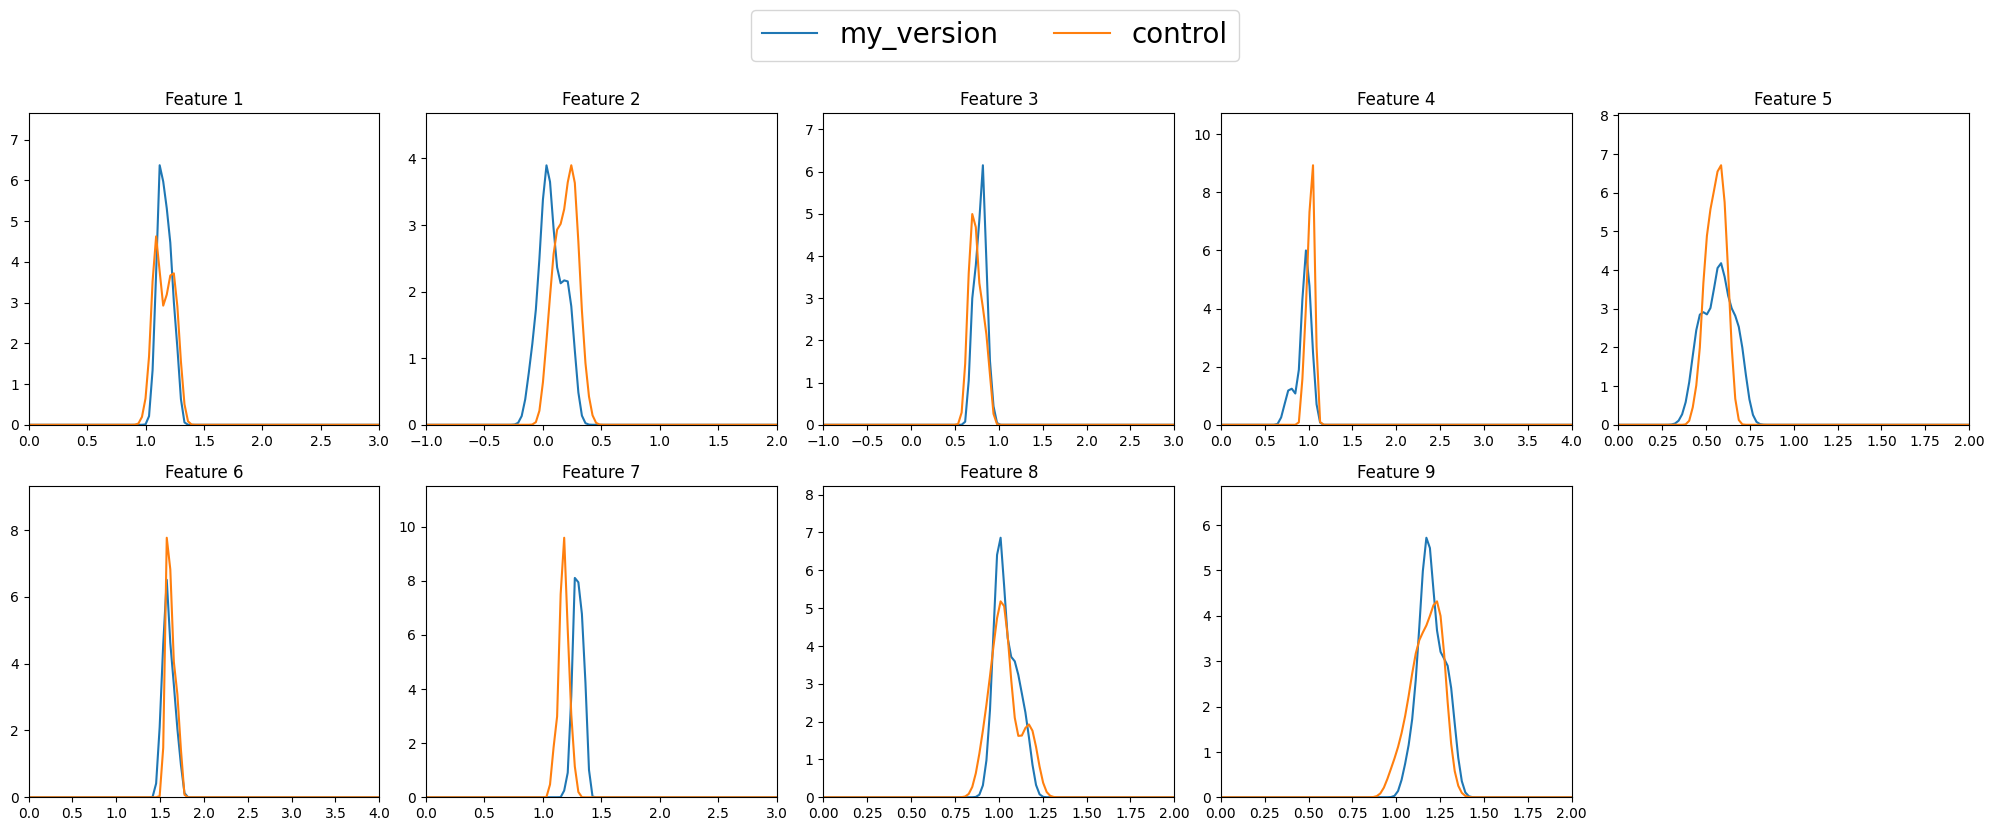
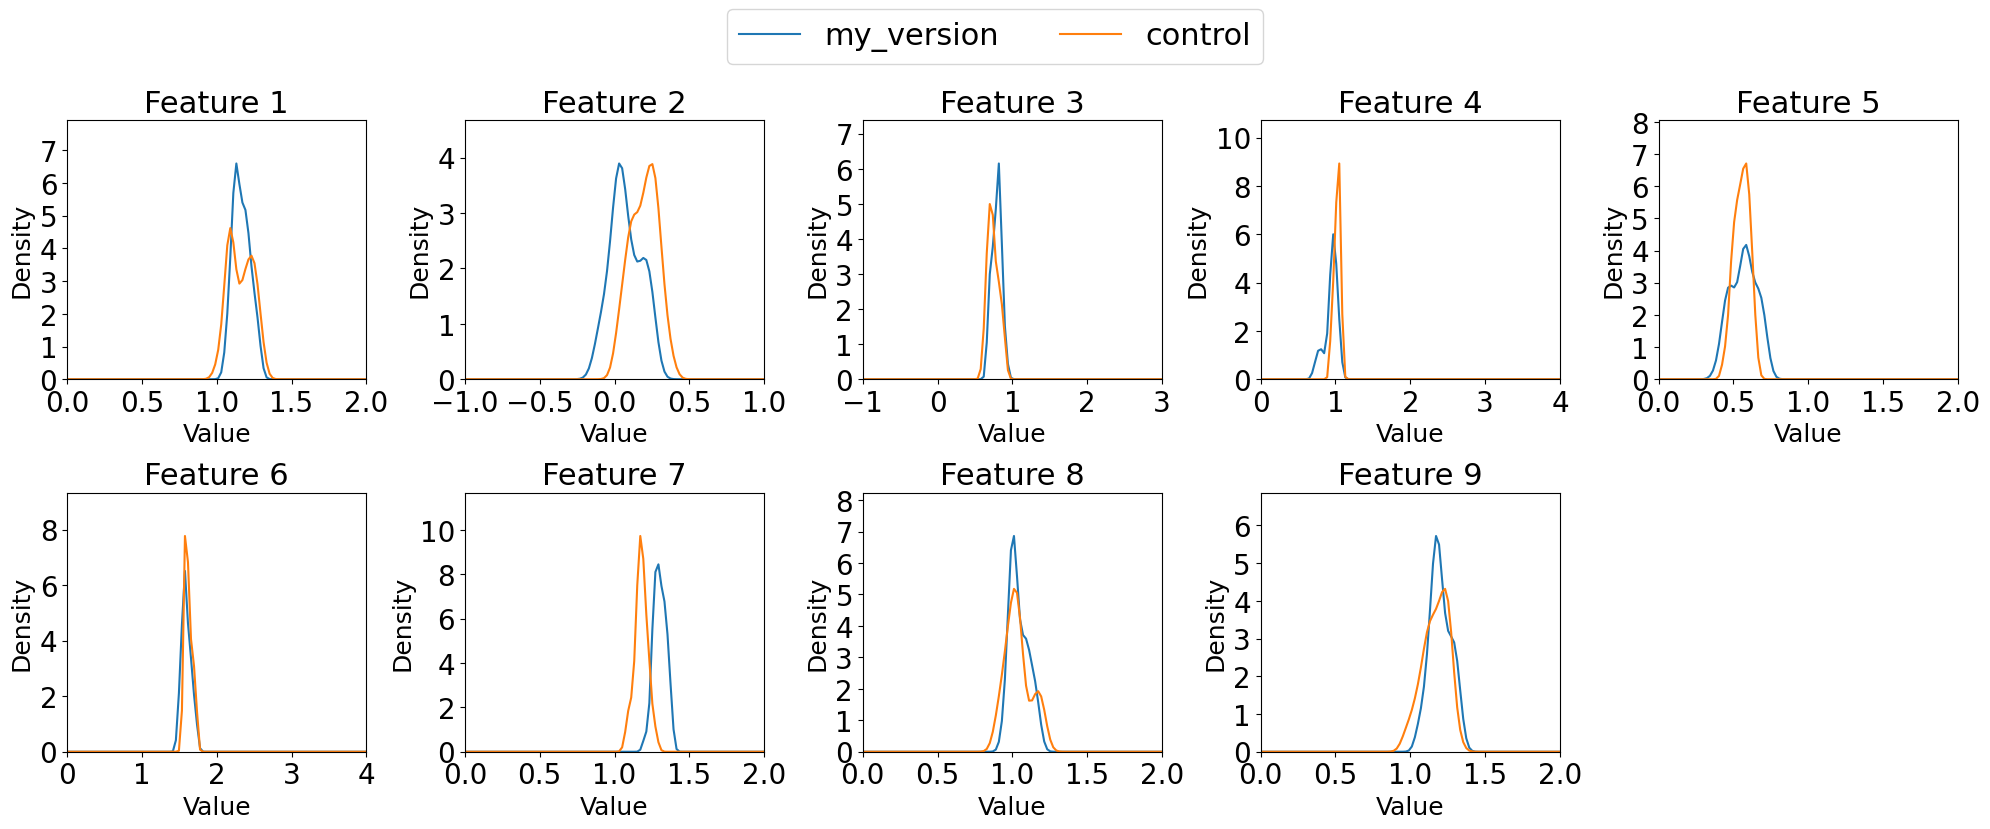
The notebook cell's code change between the first figure and the second:
--- before
+++ after
@@ -15,5 +15,5 @@
 # These are based on previous plots.
 # The exact values are arbitrary but allow us to compare easily the plots.
-kde_r_list=[3.0, 2.0, 3.0, 4.0, 2.0, 4.0, 3.0, 2.0, 2.0]
+kde_r_list=[2.0, 1.0, 3.0, 4.0, 2.0, 4.0, 2.0, 2.0, 2.0]
 kde_l_list=[0.0, -1.0, -1.0, 0.0, 0.0, 0.0, 0.0, 0.0, 0.0]
 
@@ -28,15 +28,18 @@
 
     # Plot KDEs:
-    plt.subplot(2, num_cols, i+1) # Changed to 2 rows and num_cols
+    plt.subplot(2, num_cols, i+1)
     plt.plot(xaxis, kde_soul_avg, label='my_version' )
     plt.plot(xaxis, kde_soul_avg_cntrl, label='control')
-    plt.title('Feature ' + str(i+1))
+    plt.title('Feature ' + str(i+1), fontsize=22)
     plt.ylim([0, 1.2*np.max([kde_soul_avg, kde_soul_avg_cntrl])])
     plt.xlim([kde_min, kde_max])
-
+    plt.xlabel('Value', fontsize=18)
+    plt.ylabel('Density', fontsize=18)
+    plt.xticks(fontsize=20)
+    plt.yticks(fontsize=20)
 
 handles, figlabels = plt.gca().get_legend_handles_labels()
 fig.legend(handles, figlabels, ncol=4, bbox_to_anchor=(0.5, 1.05), # Adjusted legend position
-           loc="upper center",fontsize=20)
+           loc="upper center",fontsize=22)
 plt.subplots_adjust(hspace=0.6)
 plt.tight_layout(rect=[0, 0, 1, 0.95]) # Adjust layout to prevent title/legend overlap

Commit: update